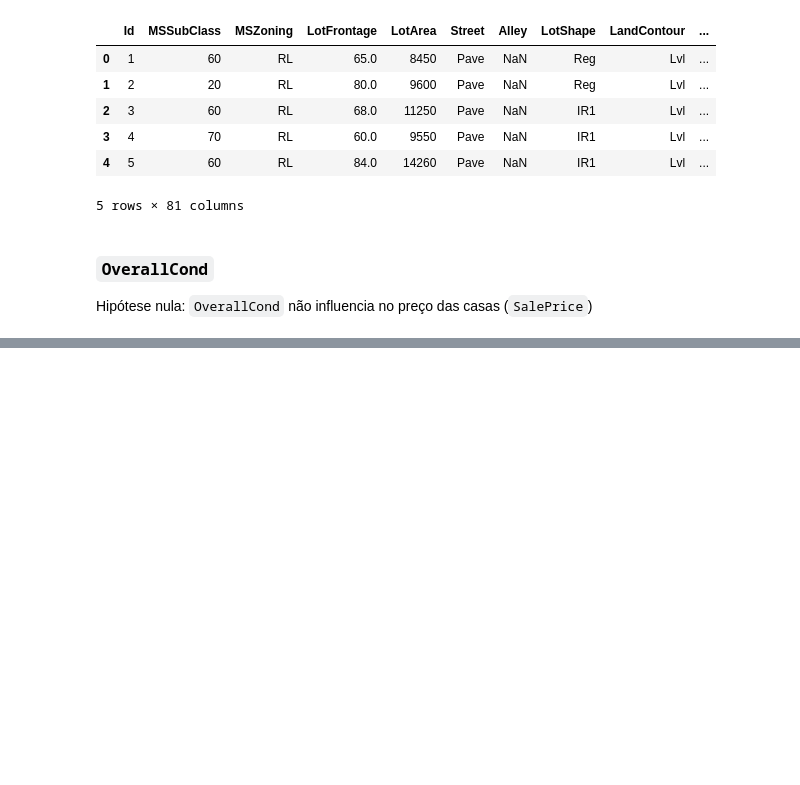
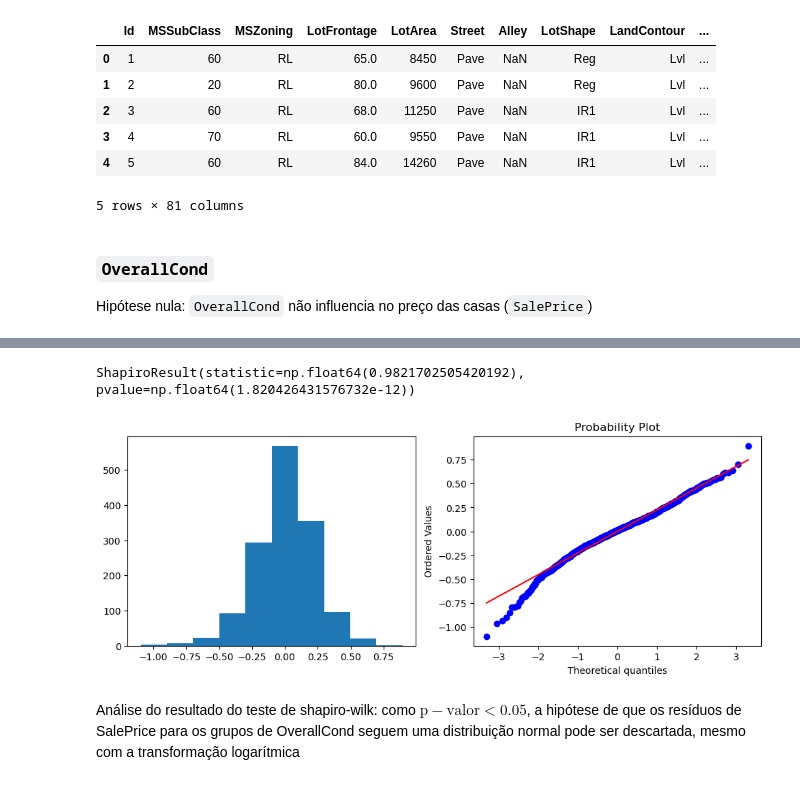
Before and after one commit to mariribeiro257/estat-exame-B, a Jupyter notebook: hypothesis_testes_2.ipynb, the cells around one changed output, grey strips where cells are left out. Drawn from its saved outputs; the diff is of its cells as text; code cells hidden in the pictures; blank space fills up the shorter version.

```diff
--- a/hypothesis_testes_2.ipynb
+++ b/hypothesis_testes_2.ipynb
@@ -51,0 +83,14 @@ for qual in sorted(houses.OverallQual.unique()):
+# %%
+# Aplicando transformação logarítmica
+houses['LogSalePrice'] = np.log(houses['SalePrice'])
+residuos_log = []
+for qual in sorted(houses.OverallQual.unique()):
+    grupo = houses[houses.OverallQual == qual]
+    residuos_log.extend(grupo.LogSalePrice - grupo.LogSalePrice.mean())
+print(st.shapiro(residuos_log))
+qqanalise(residuos_log)
+# %% [output]
+ShapiroResult(statistic=np.float64(0.9821702505420192), pvalue=np.float64(1.820426431576732e-12))
+[figure, added]
+# %% [markdown]
+Análise do resultado do teste de shapiro-wilk: como $\mathrm{p-valor} < 0.05$, a hipótese de que os resíduos de SalePrice para os grupos de OverallCond seguem uma distribuição normal pode ser descartada, mesmo com a transformação logarítmica
```
Also changed, not shown: parts of 3 cells of this notebook.
